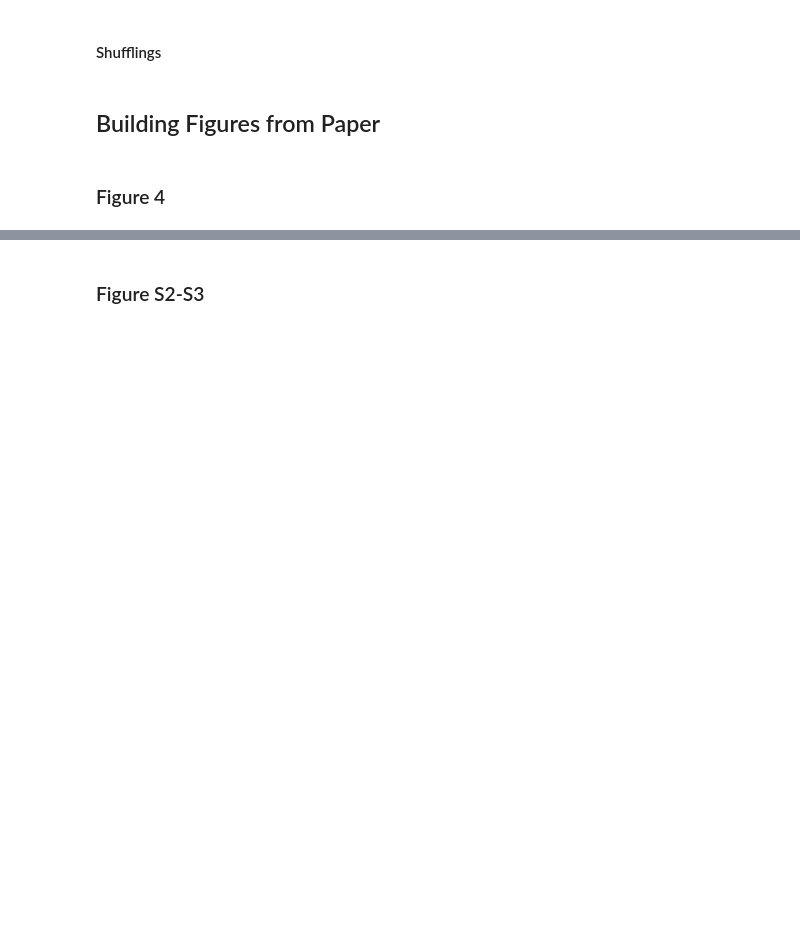
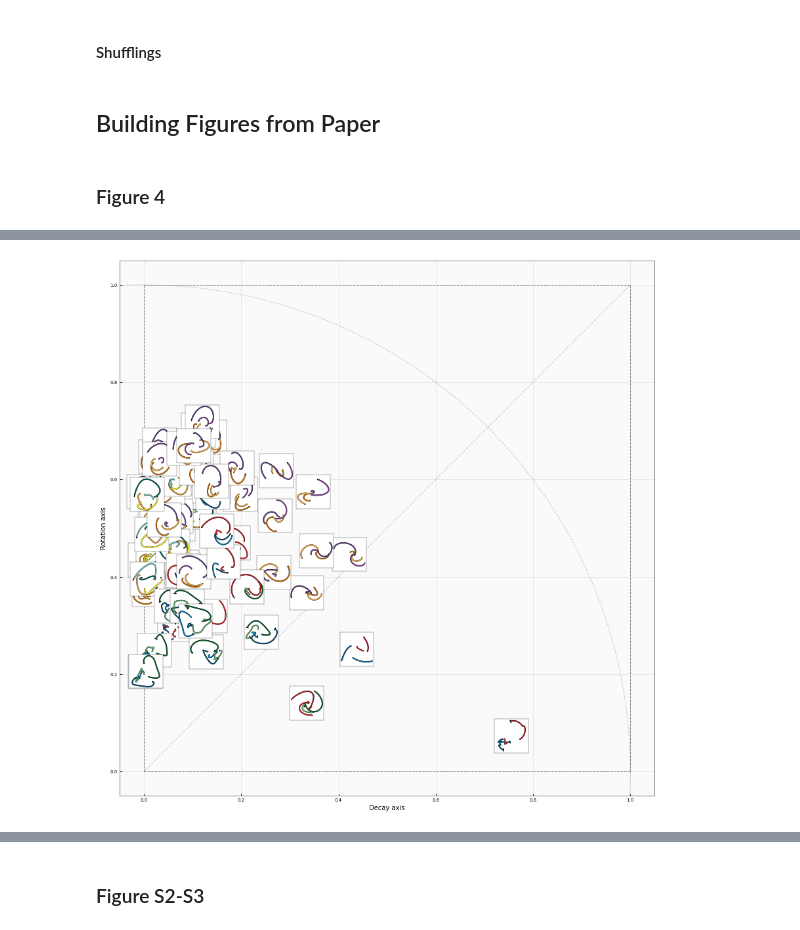
Before and after one commit to NevVerVer/neural-dynamics-gyration, a Jupyter notebook: datasets_analysis.ipynb, the cells around one changed output, grey strips where cells are left out. Cells and saved outputs as stored; diff of their text form; code cells hidden in the pictures; blank space fills up the shorter version.

```diff
--- a/datasets_analysis.ipynb
+++ b/datasets_analysis.ipynb
@@ -175,0 +198,7 @@ DATA_PATH = 'images/'
+# %%
+from utils.gyration_plane import plot_dataset_gyration_plane
+
+path='preprocessed2h5/'
+plot_dataset_gyration_plane(cond_n=8, h5_save_dir=path)
+# %% [output]
+[figure, added]
```
Also changed, not shown: parts of 4 cells of this notebook, 3 other files.
